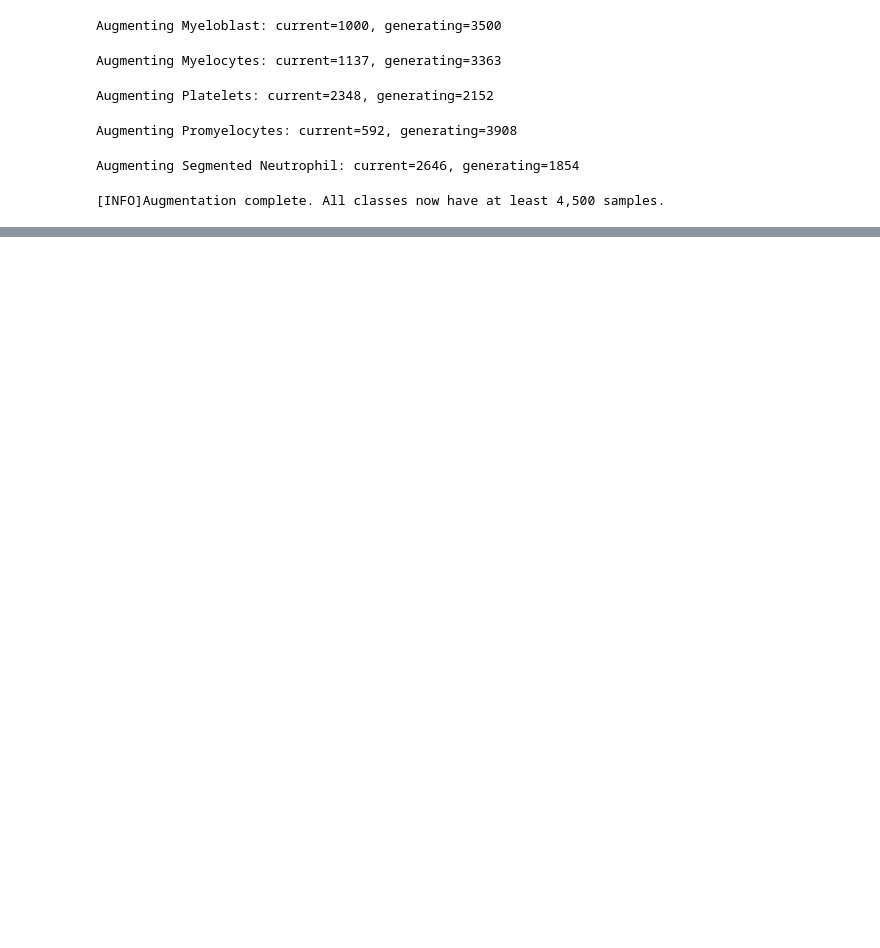
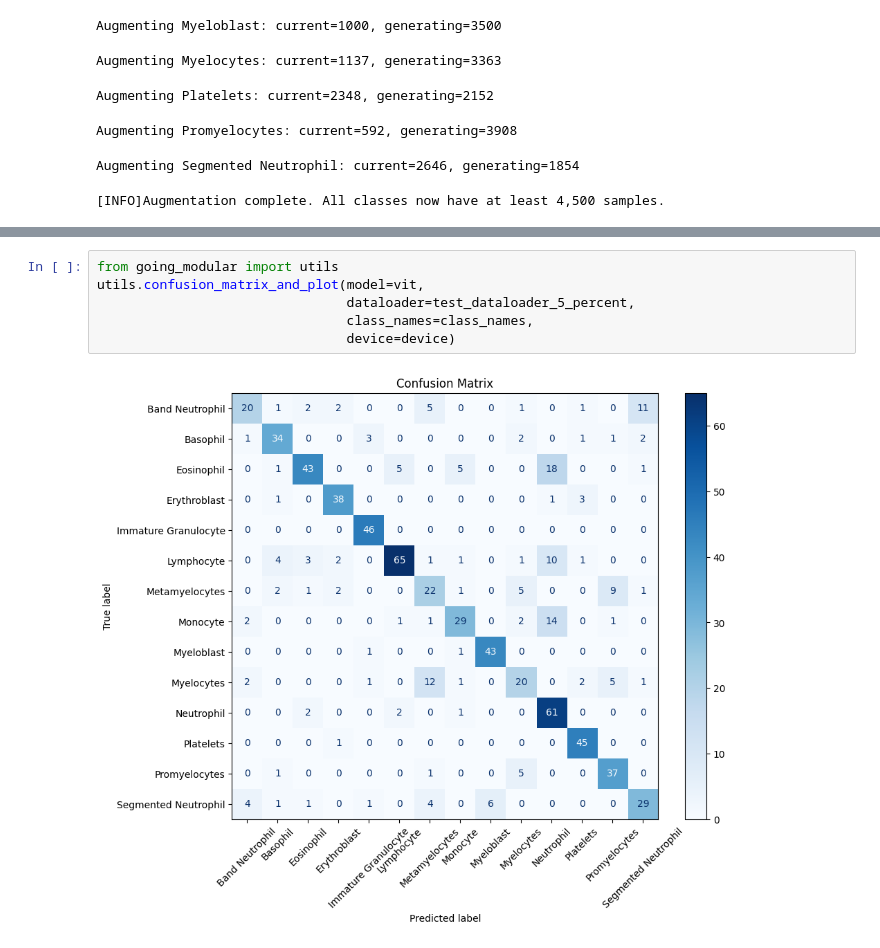
Before and after one commit to youssef-omarrr/Machine-and-deep-learning, a Jupyter notebook: Projects/Blood Cell and Abnormalities/CelluScan.ipynb, the cells around one changed output, grey strips where cells are left out. Saved outputs shown, nothing was run; the diff lists cells and outputs as text; blank space fills up the shorter version.

```diff
--- a/Projects/Blood Cell and Abnormalities/CelluScan.ipynb
+++ b/Projects/Blood Cell and Abnormalities/CelluScan.ipynb
@@ -339,0 +1042,8 @@ images_batch.shape, labels_batch.shape
+# %%
+from going_modular import utils
+utils.confusion_matrix_and_plot(model=vit,
+                                dataloader=test_dataloader_5_percent,
+                                class_names=class_names,
+                                device=device)
+# %% [output]
+[figure, added]
```
Also changed, not shown: parts of 47 cells of this notebook, 12 other files.
